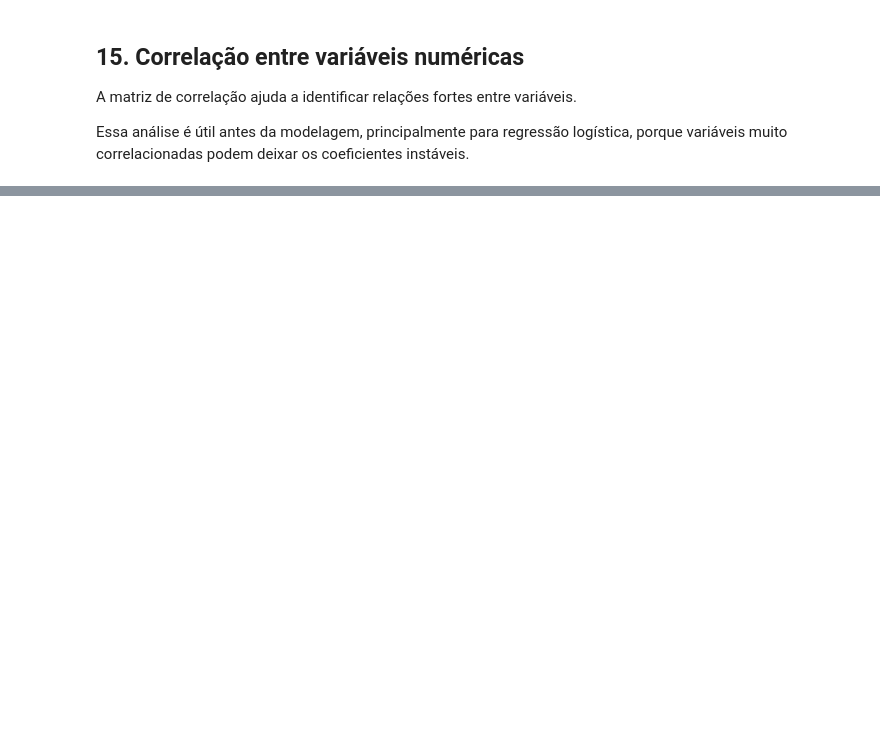
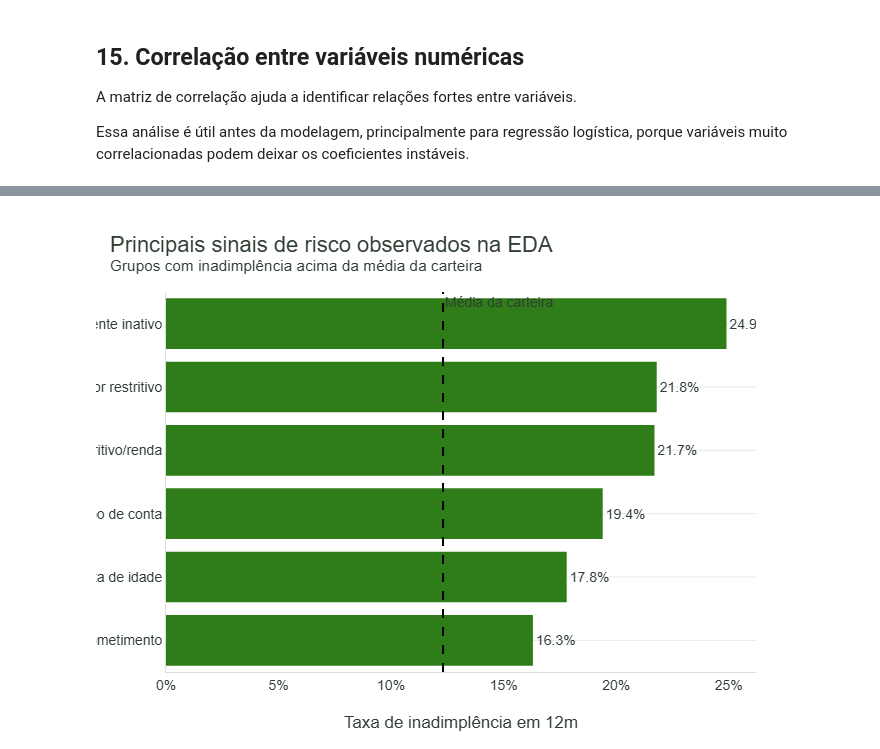
Before and after one commit to ariel-velardo/datascience, a Jupyter notebook: projetos/concessao_credito/notebooks/03_eda_credito.ipynb, the cells around one changed output, grey strips where cells are left out. Saved outputs shown, nothing was run; the diff lists cells and outputs as text; code cells hidden in the pictures; blank space fills up the shorter version.

```diff
--- a/projetos/concessao_credito/notebooks/03_eda_credito.ipynb
+++ b/projetos/concessao_credito/notebooks/03_eda_credito.ipynb
@@ -63,9 +63,16 @@ Aqui eu uso a base gerada no notebook anterior, só com as operações com janel
 
 Essa aqui vai ser a base principal para EDA e, posteriormente, para modelagem.
 # %%
+# Leio a base final de modelagem com o target de inadimplência em 12 meses.
+
 base_path = PROCESSED_DIR / "base_modelagem_12m.parquet"
 
 base = pd.read_parquet(base_path)
+
+# Garanto que as datas estejam no formato correto para análises temporais.
+for col in ["data_concessao", "data_nascimento", "data_abertura_conta", "data_ref_12m"]:
+    if col in base.columns:
+        base[col] = pd.to_datetime(base[col], errors="coerce")
 
 print("Shape da base de modelagem:", base.shape)
 
@@ -932,3 +1245,65 @@ sinais_politica.to_csv(
+# %%
+# Consolido os principais sinais da EDA em um gráfico simples.
+# A ideia é mostrar rapidamente quais grupos ficaram mais acima da média da carteira.
+
+resumo_sinais_eda = pd.DataFrame({
+    "sinal": [
+        "Cliente inativo",
+        "Pouco tempo de conta",
+        "Maior restritivo/renda",
+        "Maior valor restritivo",
+        "Menor faixa de idade",
+        "Maior comprometimento",
+    ],
+    "taxa_inadimplencia_pct": [
+        24.9,
+        19.4,
+        21.7,
+        21.8,
+        17.8,
+        16.3,
+    ],
+})
+
+fig = px.bar(
+    resumo_sinais_eda.sort_values("taxa_inadimplencia_pct"),
+    x="taxa_inadimplencia_pct",
+    y="sinal",
+    orientation="h",
+    text="taxa_inadimplencia_pct",
+)
+
+fig.add_vline(
+    x=taxa_media_inad * 100,
+    line_dash="dash",
+    annotation_text="Média da carteira",
+    annotation_position="top right",
+)
+
+fig = aplicar_layout(
+    fig,
+    titulo="Principais sinais de risco observados na EDA",
+    subtitulo="Grupos com inadimplência acima da média da carteira",
+    mostrar_legenda=False,
+    altura=520,
+)
+
+fig.update_traces(
+    texttemplate="%{text:.1f}%",
+    textposition="outside",
+)
+
+fig.update_xaxes(title="Taxa de inadimplência em 12m", ticksuffix="%")
+fig.update_yaxes(title="")
+
+fig.show()
+
+salvar_figura(
+    fig,
+    caminho_html=FIGURES_DIR / "03_resumo_sinais_risco_eda.html",
+)
+# %% [output]
+[figure, added]
 # %% [markdown]
 ## 17. Conclusões da análise exploratória
 
```
Also changed, not shown: parts of 34 cells of this notebook, 17 other files.
